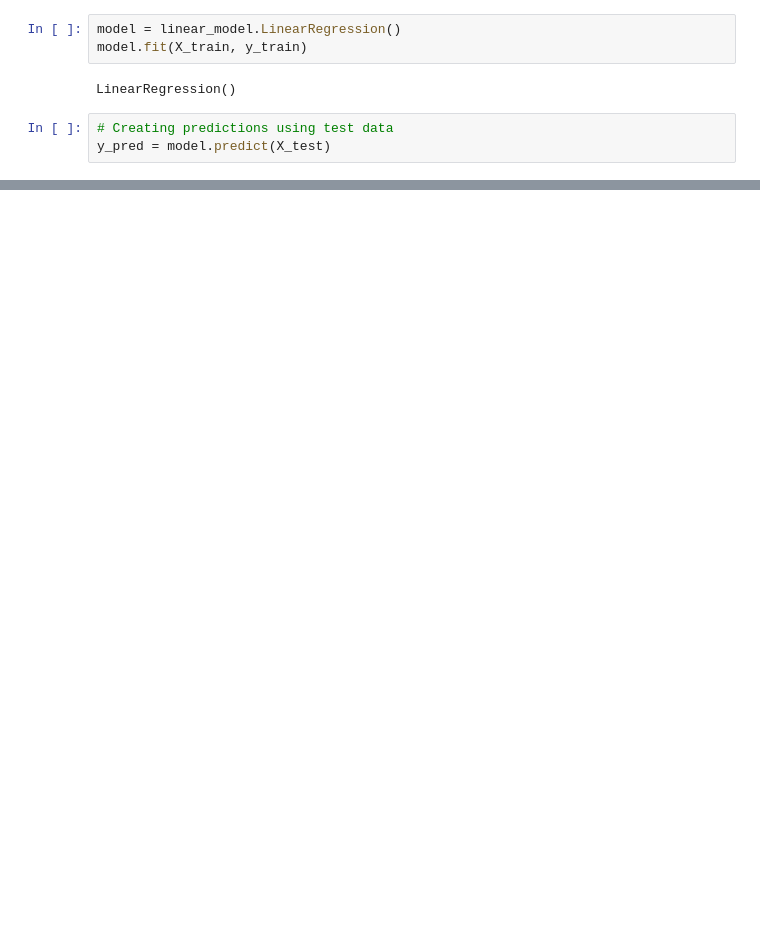
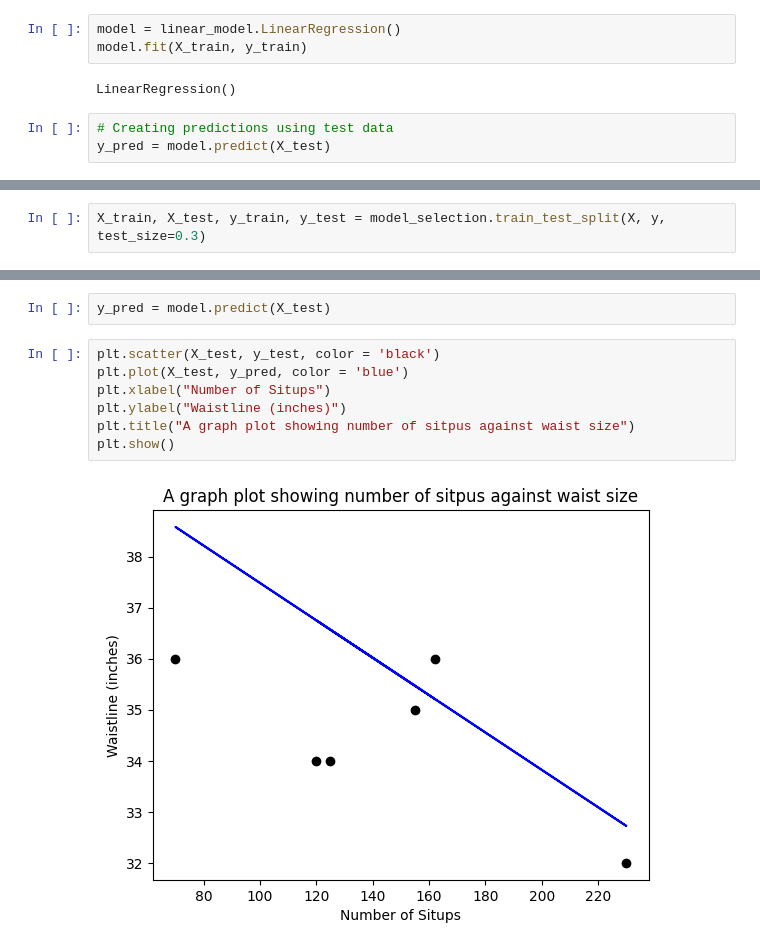
Before and after one commit to Nkansah-7/ML-For-Beginners, a Jupyter notebook: 2-Regression/1-Tools/notebook.ipynb, the cells around one changed output, grey strips where cells are left out. Drawn from its saved outputs; the diff is of its cells as text; blank space fills up the shorter version.

```diff
--- a/2-Regression/1-Tools/notebook.ipynb
+++ b/2-Regression/1-Tools/notebook.ipynb
@@ -38,0 +63,2 @@ plt.show()
+# %%
+X_train, X_test, y_train, y_test = model_selection.train_test_split(X, y, test_size=0.3)
@@ -38,0 +70,11 @@ plt.show()
+# %%
+y_pred = model.predict(X_test)
+# %%
+plt.scatter(X_test, y_test, color = 'black')
+plt.plot(X_test, y_pred, color = 'blue')
+plt.xlabel("Number of Situps")
+plt.ylabel("Waistline (inches)")
+plt.title("A graph plot showing number of sitpus against waist size")
+plt.show()
+# %% [output]
+[figure, added]
```
Also changed, not shown: parts of 13 cells of this notebook.
